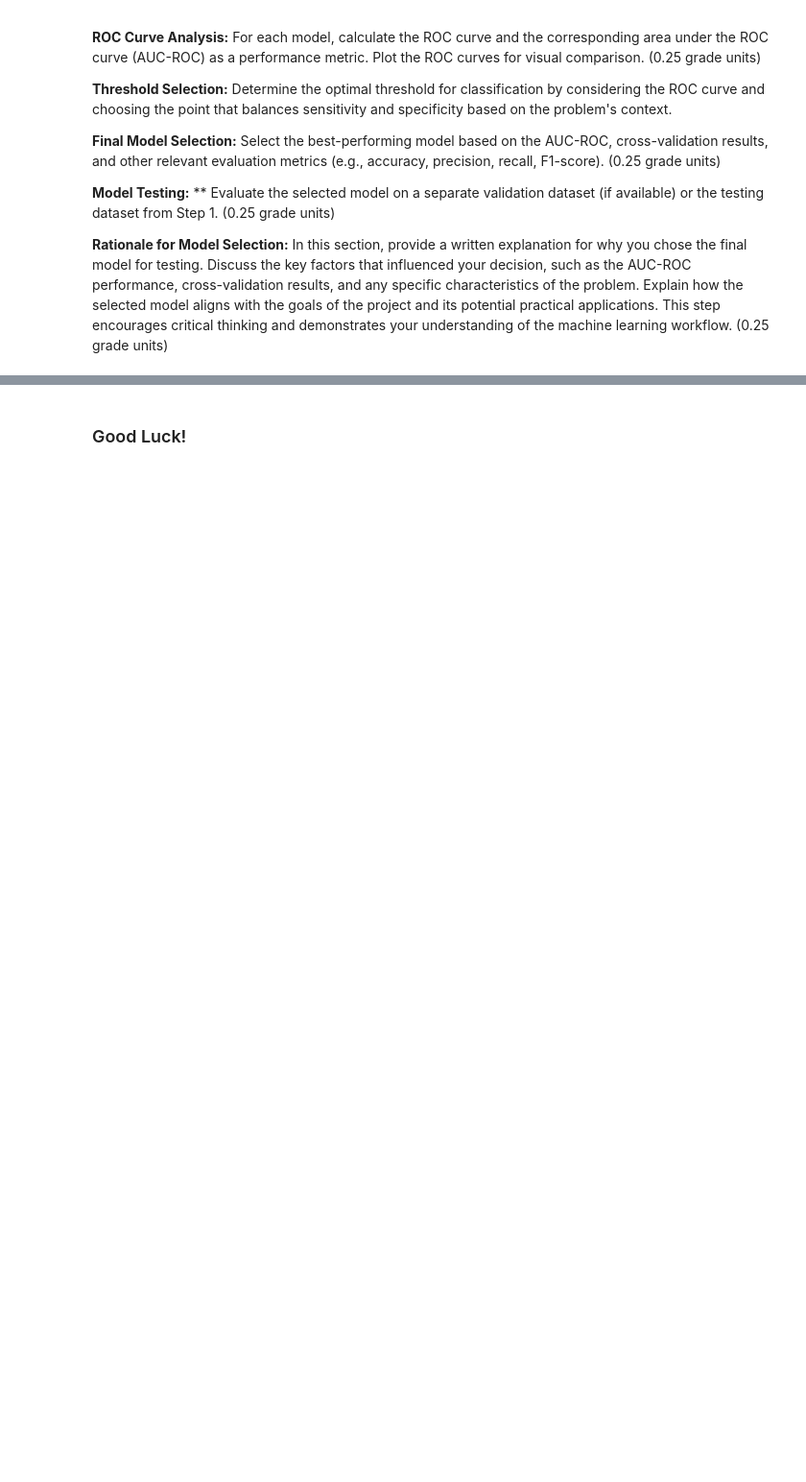
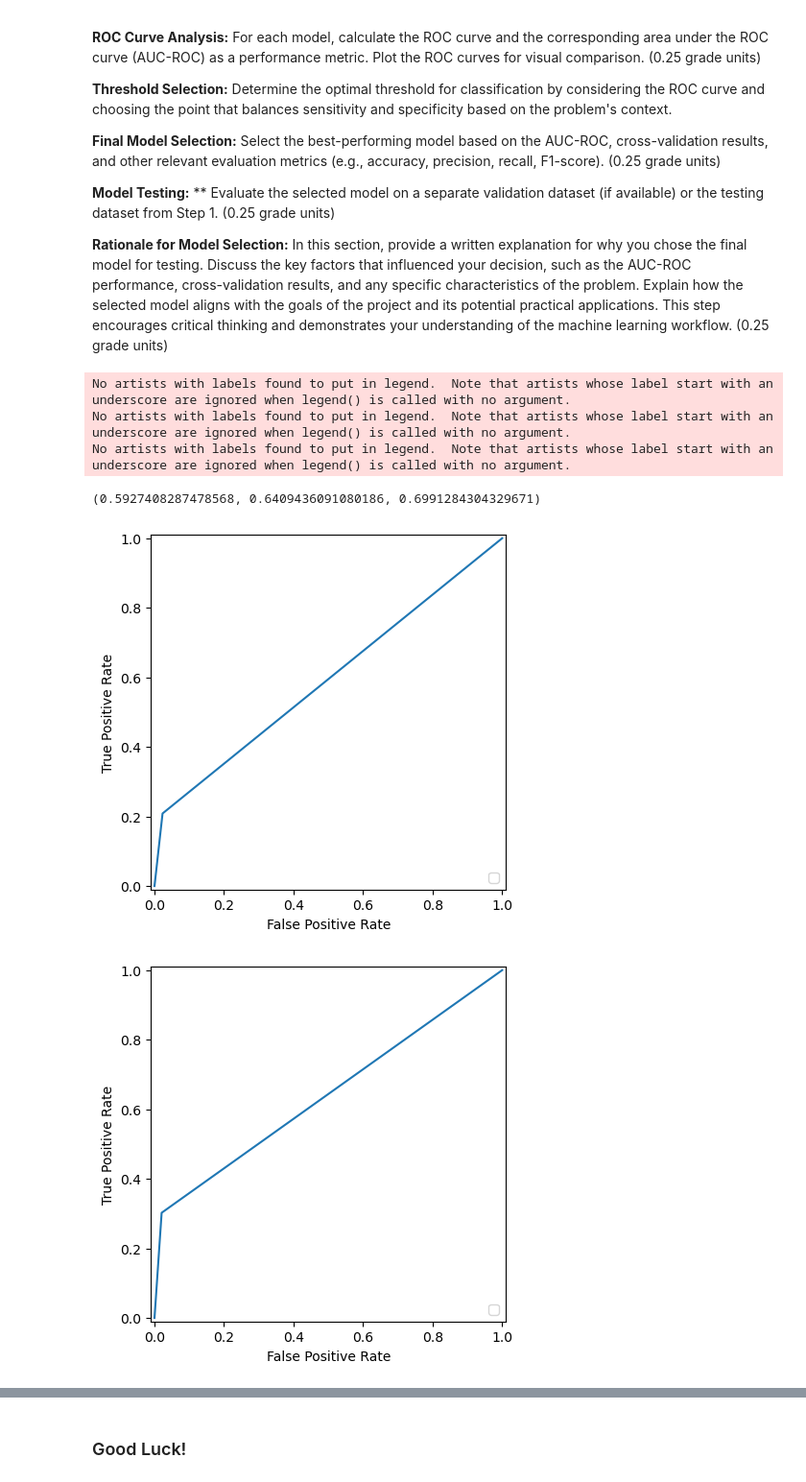
Before and after one commit to MikaVilpo/TUAS-IntroDataAndAI, a Jupyter notebook: DEAI_Assignment_1.ipynb, the cells around one changed output, grey strips where cells are left out. Shown at 96% size. Drawn from its saved outputs; the diff is of its cells as text; code cells hidden in the pictures; blank space fills up the shorter version.

Commit message:
ROC visualization

```diff
--- a/DEAI_Assignment_1.ipynb
+++ b/DEAI_Assignment_1.ipynb
@@ -1048,0 +1036,22 @@ how_good_are_we
+# %%
+# Perform ROC curve analysis and calculate AUC-ROC for each model
+
+from sklearn.metrics import roc_curve, RocCurveDisplay
+
+# ROC curve for KNN
+fpr_knn, tpr_knn, _ = roc_curve(Y_test, y_pred_knn)
+
+# ROC curve for Logistic Regression
+fpr_blr, tpr_blr, _ = roc_curve(Y_test, y_pred_blr)
+
+# ROC curve for Decision Tree
+fpr_dt, tpr_dt, _ = roc_curve(Y_test, y_pred_dt)
+
+how_good_are_we
+# %% [output]
+No artists with labels found to put in legend.  Note that artists whose label start with an underscore are ignored when legend() is called with no argument.
+No artists with labels found to put in legend.  Note that artists whose label start with an underscore are ignored when legend() is called with no argument.
+No artists with labels found to put in legend.  Note that artists whose label start with an underscore are ignored when legend() is called with no argument.
+(0.5927408287478568, 0.6409436091080186, 0.6991284304329671)
+[figure, added]
+[figure, added]
```
Also changed, not shown: parts of 5 cells of this notebook.
